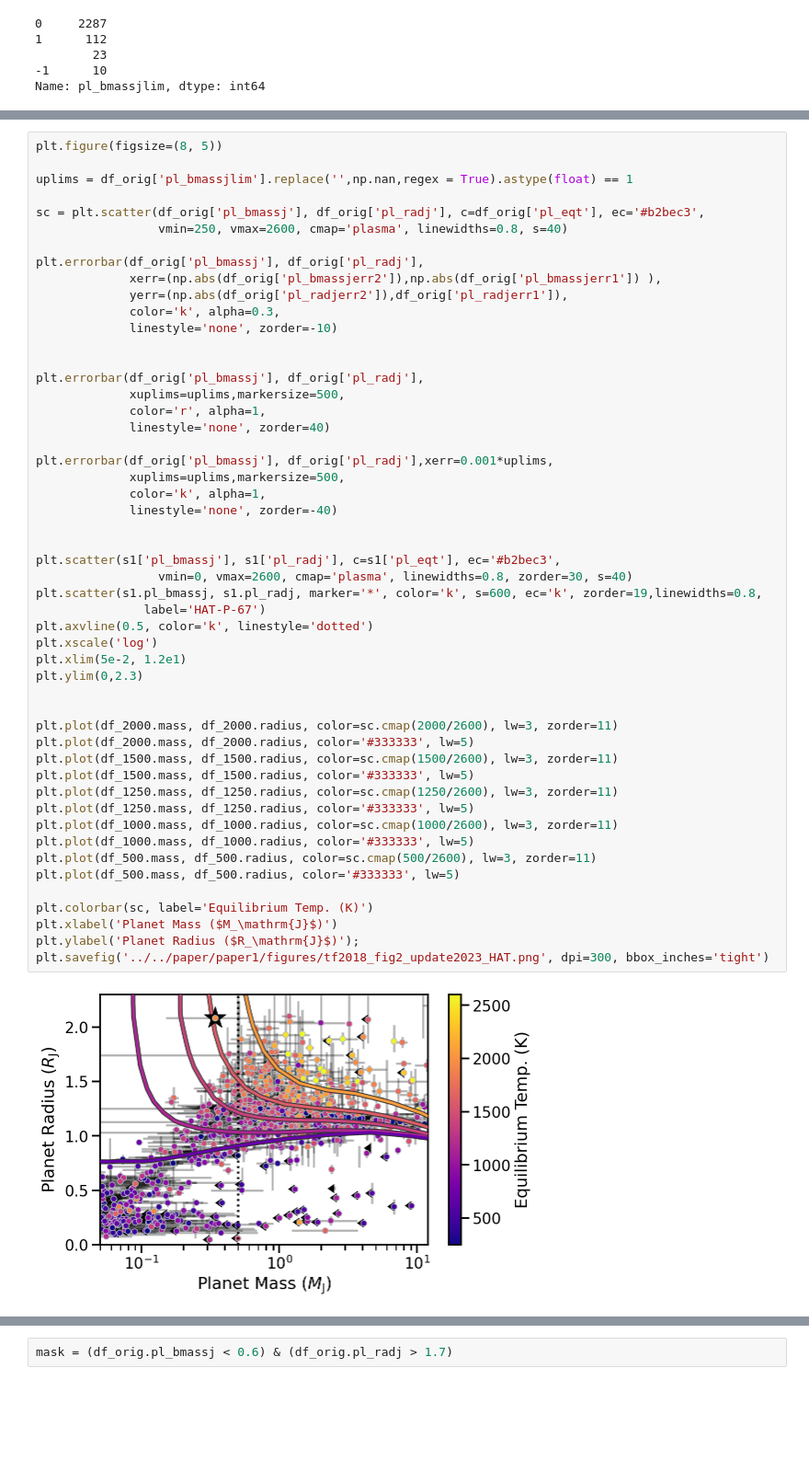
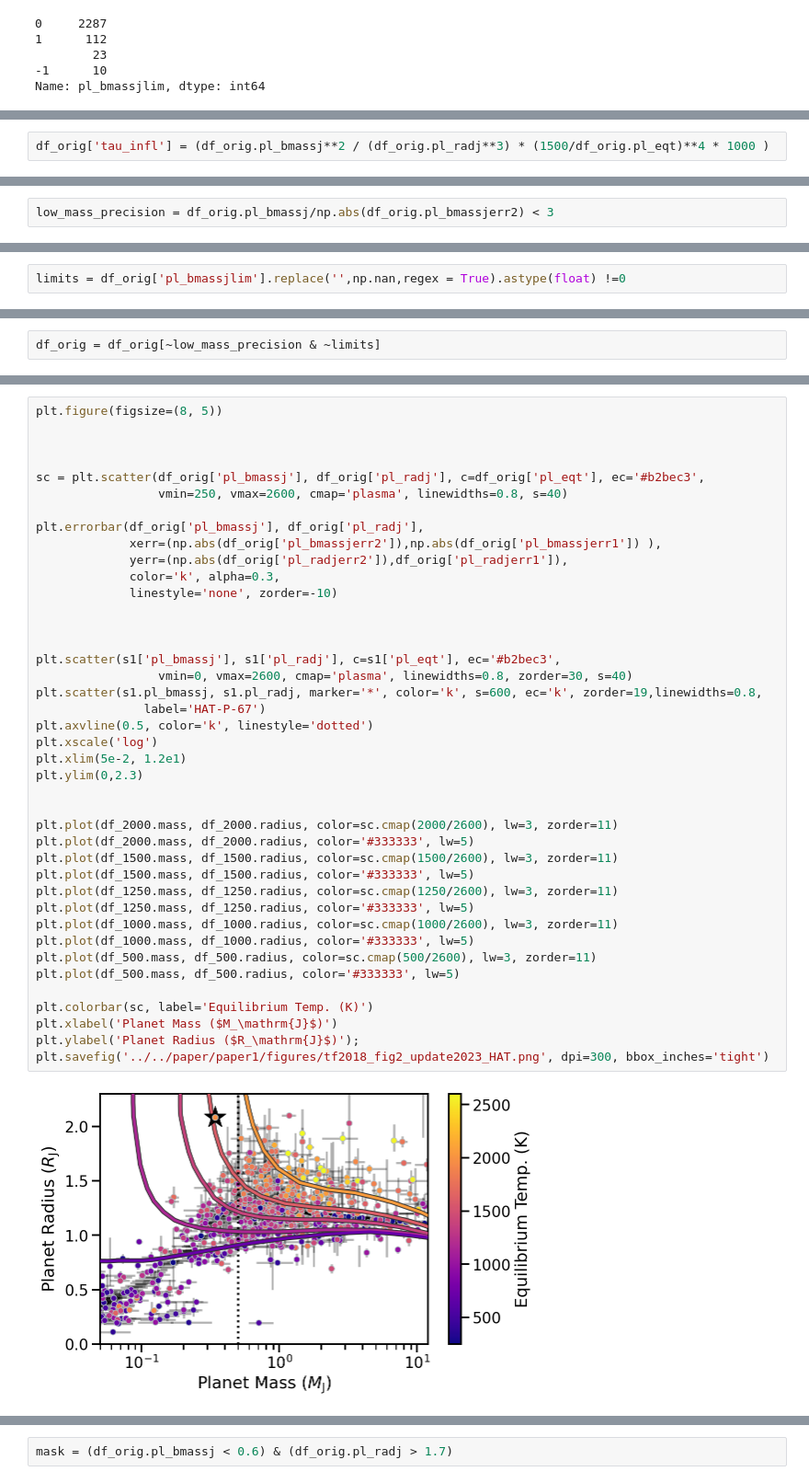
Before and after one commit to BrownDwarf/disperse, a Jupyter notebook: notebooks/03_exoplanet_archive_analysis/03_07_OhmicDissipationCliff.ipynb, the cells around one changed output, grey strips where cells are left out. Shown at 92% size. Cells and saved outputs as stored; diff of their text form; blank space fills up the shorter version.

```diff
--- a/notebooks/03_exoplanet_archive_analysis/03_07_OhmicDissipationCliff.ipynb
+++ b/notebooks/03_exoplanet_archive_analysis/03_07_OhmicDissipationCliff.ipynb
@@ -168,0 +161,2 @@ Name: pl_bmassjlim, Length: 2432, dtype: float64
+# %%
+df_orig['tau_infl'] = (df_orig.pl_bmassj**2 / (df_orig.pl_radj**3) * (1500/df_orig.pl_eqt)**4 * 1000 )
@@ -168,0 +276,2 @@ Name: pl_bmassjlim, Length: 2432, dtype: float64
+# %%
+low_mass_precision = df_orig.pl_bmassj/np.abs(df_orig.pl_bmassjerr2) < 3
@@ -168,0 +286,2 @@ Name: pl_bmassjlim, Length: 2432, dtype: float64
+# %%
+limits = df_orig['pl_bmassjlim'].replace('',np.nan,regex = True).astype(float) !=0
@@ -168,0 +293,2 @@ Name: pl_bmassjlim, Length: 2432, dtype: float64
+# %%
+df_orig = df_orig[~low_mass_precision & ~limits]
@@ -169,7 +318,7 @@ Name: pl_bmassjlim, Length: 2432, dtype: float64
 # %%
 plt.figure(figsize=(8, 5))
 
-uplims = df_orig['pl_bmassjlim'].replace('',np.nan,regex = True).astype(float) == 1
+
 
 sc = plt.scatter(df_orig['pl_bmassj'], df_orig['pl_radj'], c=df_orig['pl_eqt'], ec='#b2bec3',
                  vmin=250, vmax=2600, cmap='plasma', linewidths=0.8, s=40)
@@ -180,45 +329,35 @@ plt.errorbar(df_orig['pl_bmassj'], df_orig['pl_radj'],
              color='k', alpha=0.3,
              linestyle='none', zorder=-10)
 
-
-plt.errorbar(df_orig['pl_bmassj'], df_orig['pl_radj'],
-             xuplims=uplims,markersize=500,
-             color='r', alpha=1,
-             linestyle='none', zorder=40)
-
-plt.errorbar(df_orig['pl_bmassj'], df_orig['pl_radj'],xerr=0.001*uplims,
-             xuplims=uplims,markersize=500,
-             color='k', alpha=1,
-             linestyle='none', zorder=-40)
 
 
 plt.scatter(s1['pl_bmassj'], s1['pl_radj'], c=s1['pl_eqt'], ec='#b2bec3',
                  vmin=0, vmax=2600, cmap='plasma', linewidths=0.8, zorder=30, s=40)
 plt.scatter(s1.pl_bmassj, s1.pl_radj, marker='*', color='k', s=600, ec='k', zorder=19,linewidths=0.8,
                label='HAT-P-67')
 plt.axvline(0.5, color='k', linestyle='dotted')
 plt.xscale('log')
 plt.xlim(5e-2, 1.2e1)
 plt.ylim(0,2.3)
 
 
 plt.plot(df_2000.mass, df_2000.radius, color=sc.cmap(2000/2600), lw=3, zorder=11)
 plt.plot(df_2000.mass, df_2000.radius, color='#333333', lw=5)
 plt.plot(df_1500.mass, df_1500.radius, color=sc.cmap(1500/2600), lw=3, zorder=11)
 plt.plot(df_1500.mass, df_1500.radius, color='#333333', lw=5)
 plt.plot(df_1250.mass, df_1250.radius, color=sc.cmap(1250/2600), lw=3, zorder=11)
 plt.plot(df_1250.mass, df_1250.radius, color='#333333', lw=5)
 plt.plot(df_1000.mass, df_1000.radius, color=sc.cmap(1000/2600), lw=3, zorder=11)
 plt.plot(df_1000.mass, df_1000.radius, color='#333333', lw=5)
 plt.plot(df_500.mass, df_500.radius, color=sc.cmap(500/2600), lw=3, zorder=11)
 plt.plot(df_500.mass, df_500.radius, color='#333333', lw=5)
 
 plt.colorbar(sc, label='Equilibrium Temp. (K)')
 plt.xlabel('Planet Mass ($M_\mathrm{J}$)')
 plt.ylabel('Planet Radius ($R_\mathrm{J}$)');
 plt.savefig('../../paper/paper1/figures/tf2018_fig2_update2023_HAT.png', dpi=300, bbox_inches='tight')
 # %% [output]
-[figure, old version]
+[figure, new version]
 # %%
 df_orig.pl_bmassjlim.value_counts()
 # %% [output]
```
Also changed, not shown: parts of 29 cells of this notebook.
